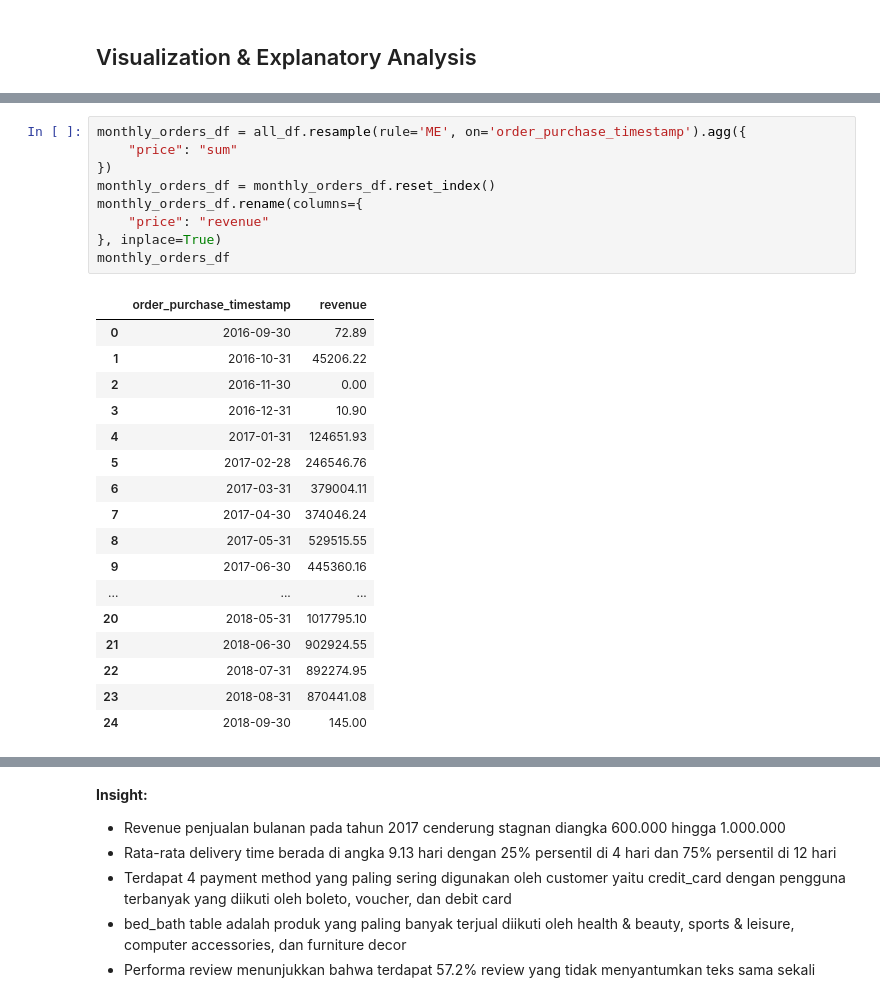
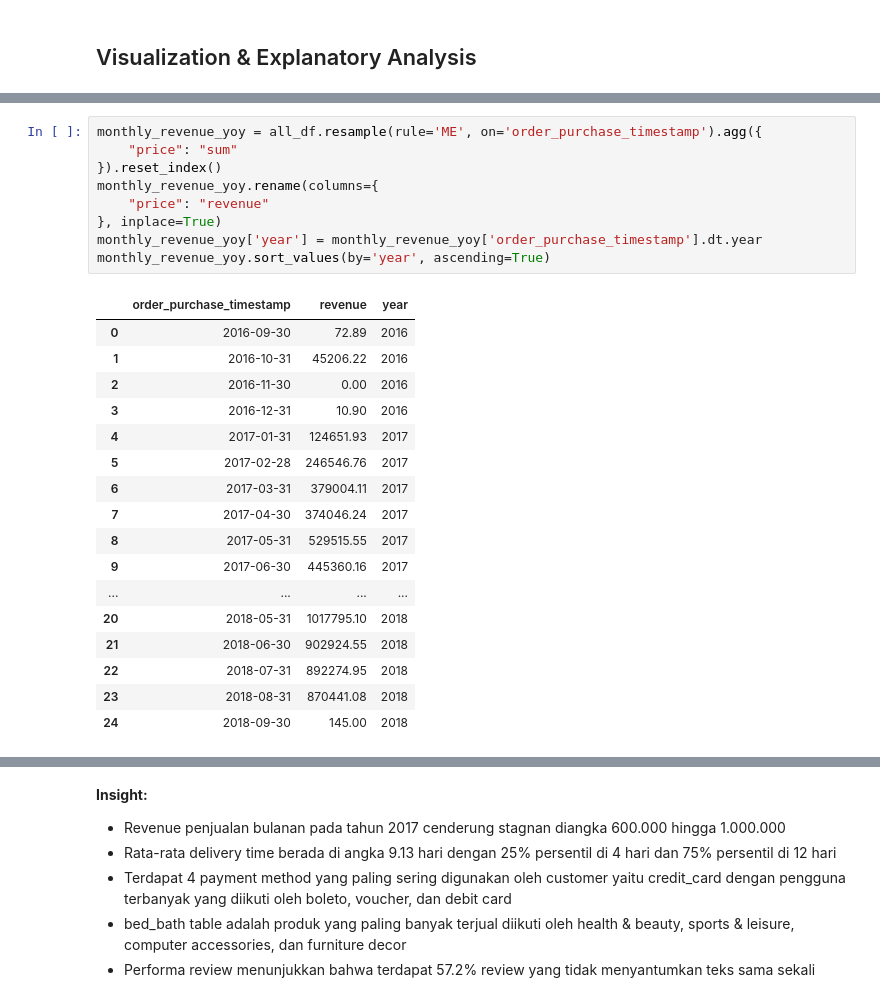
Before and after one commit to Hinjikani/E-commerce-Dashboard, a Jupyter notebook: notebook.ipynb, the cells around one changed output, grey strips where cells are left out. Drawn from its saved outputs; the diff is of its cells as text.

```diff
--- a/notebook.ipynb
+++ b/notebook.ipynb
@@ -1188,27 +1155,27 @@ all_df.sort_values(by='order_purchase_timestamp', ascending=False)
 # %%
-monthly_orders_df = all_df.resample(rule='ME', on='order_purchase_timestamp').agg({
+monthly_revenue_yoy = all_df.resample(rule='ME', on='order_purchase_timestamp').agg({
     "price": "sum"
-})
-monthly_orders_df = monthly_orders_df.reset_index()
-monthly_orders_df.rename(columns={
+}).reset_index()
+monthly_revenue_yoy.rename(columns={
     "price": "revenue"
 }, inplace=True)
-monthly_orders_df
+monthly_revenue_yoy['year'] = monthly_revenue_yoy['order_purchase_timestamp'].dt.year
+monthly_revenue_yoy.sort_values(by='year', ascending=True)
 # %% [output]
-|  | order_purchase_timestamp | revenue |
-| 0 | 2016-09-30 | 72.89 |
-| 1 | 2016-10-31 | 45206.22 |
-| 2 | 2016-11-30 | 0.00 |
-| 3 | 2016-12-31 | 10.90 |
-| 4 | 2017-01-31 | 124651.93 |
-| 5 | 2017-02-28 | 246546.76 |
-| 6 | 2017-03-31 | 379004.11 |
-| 7 | 2017-04-30 | 374046.24 |
-| 8 | 2017-05-31 | 529515.55 |
-| 9 | 2017-06-30 | 445360.16 |
-| ... | ... | ... |
-| 20 | 2018-05-31 | 1017795.10 |
-| 21 | 2018-06-30 | 902924.55 |
-| 22 | 2018-07-31 | 892274.95 |
-| 23 | 2018-08-31 | 870441.08 |
-| 24 | 2018-09-30 | 145.00 |
+|  | order_purchase_timestamp | revenue | year |
+| 0 | 2016-09-30 | 72.89 | 2016 |
+| 1 | 2016-10-31 | 45206.22 | 2016 |
+| 2 | 2016-11-30 | 0.00 | 2016 |
+| 3 | 2016-12-31 | 10.90 | 2016 |
+| 4 | 2017-01-31 | 124651.93 | 2017 |
+| 5 | 2017-02-28 | 246546.76 | 2017 |
+| 6 | 2017-03-31 | 379004.11 | 2017 |
+| 7 | 2017-04-30 | 374046.24 | 2017 |
+| 8 | 2017-05-31 | 529515.55 | 2017 |
+| 9 | 2017-06-30 | 445360.16 | 2017 |
+| ... | ... | ... | ... |
+| 20 | 2018-05-31 | 1017795.10 | 2018 |
+| 21 | 2018-06-30 | 902924.55 | 2018 |
+| 22 | 2018-07-31 | 892274.95 | 2018 |
+| 23 | 2018-08-31 | 870441.08 | 2018 |
+| 24 | 2018-09-30 | 145.00 | 2018 |
```
Also changed, not shown: parts of 61 cells of this notebook.
